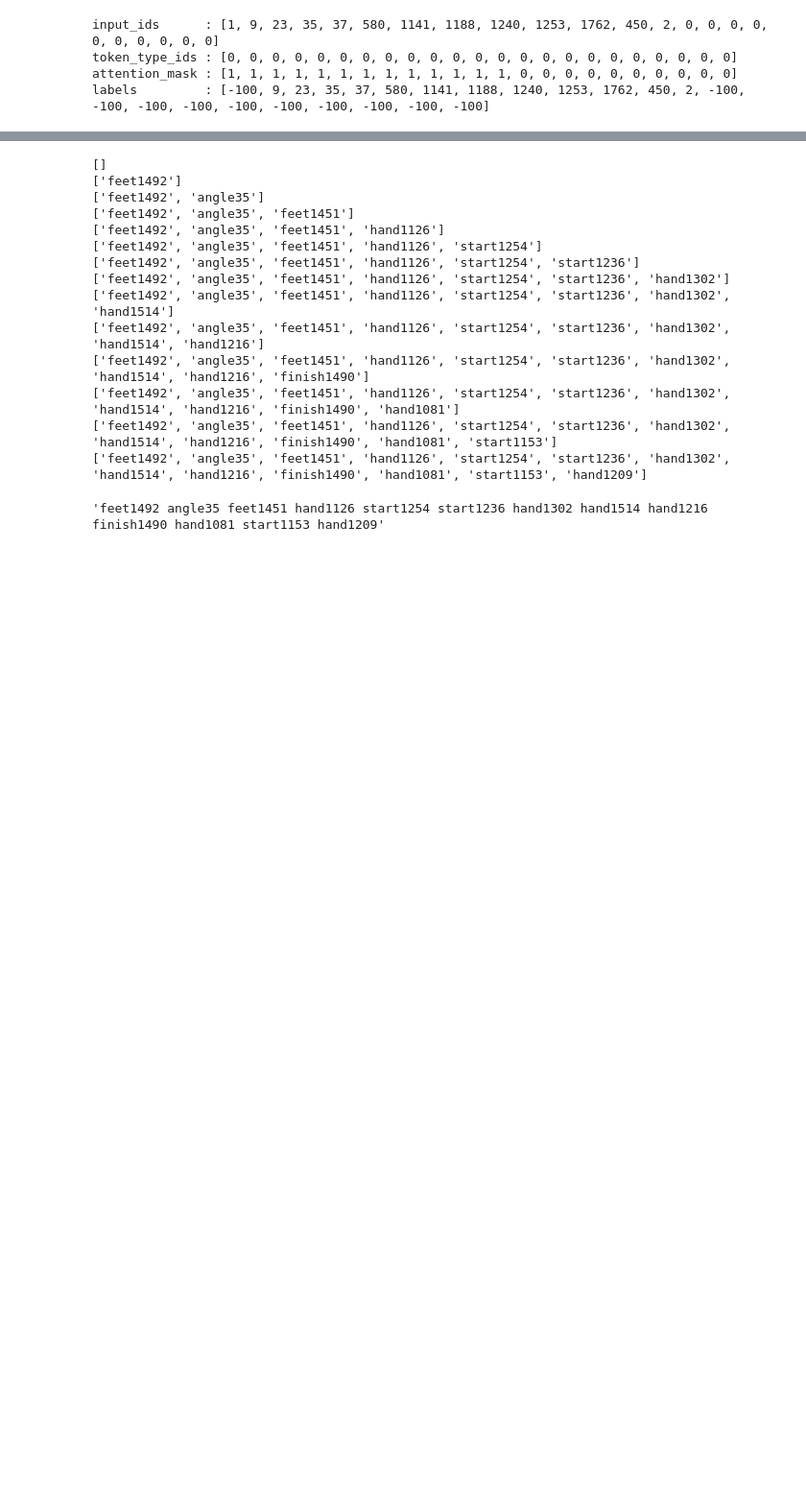
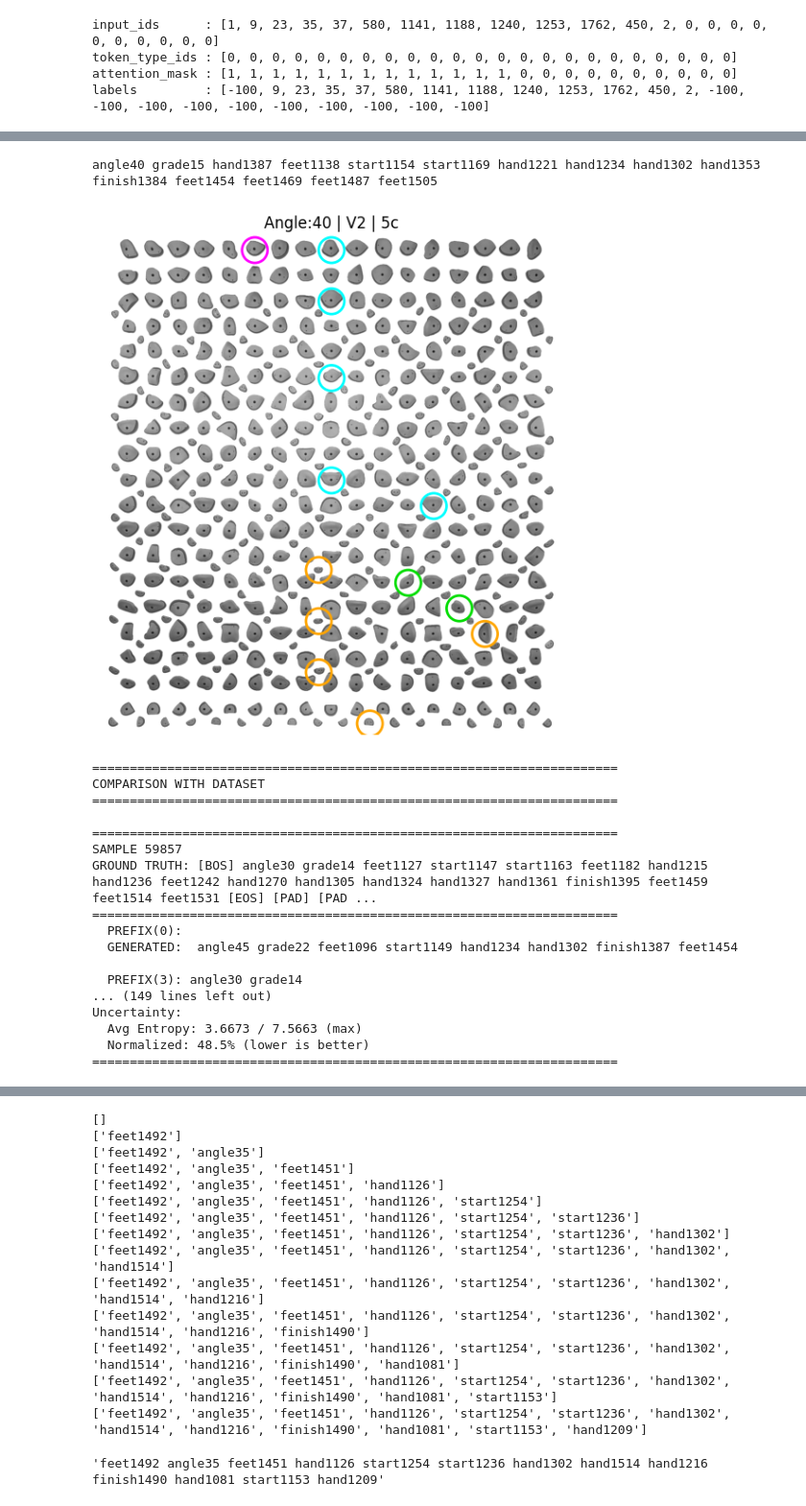
Before and after one commit to nnott3/KilterTransformer, a Jupyter notebook: notebooks/gpt_new.ipynb, the cells around one changed output, grey strips where cells are left out. Shown at 96% size. Drawn from its saved outputs; the diff is of its cells as text; code cells hidden in the pictures; blank space fills up the shorter version.

```diff
--- a/notebooks/gpt_new.ipynb
+++ b/notebooks/gpt_new.ipynb
@@ -701,11 +744,11 @@ class KilterGPTExtended(nn.Module):
 
         print("="*70)
 # %%
-gpt = KilterGPTExtended(tokenizer=tokenizer,
-                        use_custom_loss = wandb.config.get("use_custom_loss", False), #False,
-                        use_data_augment = wandb.config.get("use_data_augment", False), #False,
-                        device = device,
-                        )
+gpt = KilterGPT(tokenizer=tokenizer,
+                    use_custom_loss = use_custom_loss,
+                    use_data_augment = use_data_augment,
+                    device = device,
+                    )
 training_args = TrainingArguments(
     output_dir=OUT_DIR,
     eval_strategy="steps",
@@ -713,17 +756,16 @@ training_args = TrainingArguments(
     save_total_limit=2,
     overwrite_output_dir=True,
     logging_steps=100,  # Log more frequently for wandb
-    eval_steps=1000,    ########
-    save_steps=1000,    ########
-    num_train_epochs=1,  ########
-    max_steps=1005,
+    eval_steps=2000,    ########
+    save_steps=2000,    ########
+    num_train_epochs=15,  ########
     per_device_train_batch_size=16,
     gradient_accumulation_steps=1,
     learning_rate=1e-5,
     weight_decay=0.01,
     adam_beta1=0.9,
     adam_beta2=0.999,
-    report_to="none",  # "wandb"
+    report_to="wandb",  # "wandb"
     remove_unused_columns=False,
     metric_for_best_model="eval_loss",
     greater_is_better=False,
@@ -733,6 +775,7 @@ training_args = TrainingArguments(
     save_safetensors=False,
     run_name=run_name,
     )
+
 data_collator = DataCollatorForLanguageModeling(tokenizer=tokenizer, mlm=False)
 trainer = Trainer(
     model=gpt,
@@ -742,6 +785,3 @@ trainer = Trainer(
     eval_dataset=datasets["val"],
     callbacks=[EarlyStoppingCallback(early_stopping_patience=5)],
     )
-datasets
-
-# trainer.train()
@@ -748 +820,31 @@ datasets
+# %%
+route = gpt.generate(prompt="angle40 grade15 hand1387 feet1138", max_length=25, temperature=0.7, top_k=5, do_sample=True, repetition_penalty=2)
+print(route)
+from src.visualization import Visualization
+viz = Visualization()
+viz.plot_boulder(route)
+
+gpt.generate_compare_with_dataset(datasets['train'], num_samples=2, prefix_lengths=[0,3], repetition_penalty=2)
+gpt.visualize_predictions(datasets['test'], top_n= 4)
+gpt.diagnose_model(datasets['train'])
+# %% [output]
+angle40 grade15 hand1387 feet1138 start1154 start1169 hand1221 hand1234 hand1302 hand1353 finish1384 feet1454 feet1469 feet1487 feet1505
+[figure, added]
+======================================================================
+COMPARISON WITH DATASET
+======================================================================
+
+======================================================================
+SAMPLE 59857
+GROUND TRUTH: [BOS] angle30 grade14 feet1127 start1147 start1163 feet1182 hand1215 hand1236 feet1242 hand1270 hand1305 hand1324 hand1327 hand1361 finish1395 feet1459 feet1514 feet1531 [EOS] [PAD] [PAD ...
+======================================================================
+  PREFIX(0):
+  GENERATED:  angle45 grade22 feet1096 start1149 hand1234 hand1302 finish1387 feet1454
+
+  PREFIX(3): angle30 grade14
+... (149 lines left out)
+Uncertainty:
+  Avg Entropy: 3.6673 / 7.5663 (max)
+  Normalized: 48.5% (lower is better)
+======================================================================
 # %%
```
Also changed, not shown: parts of 27 cells of this notebook.
